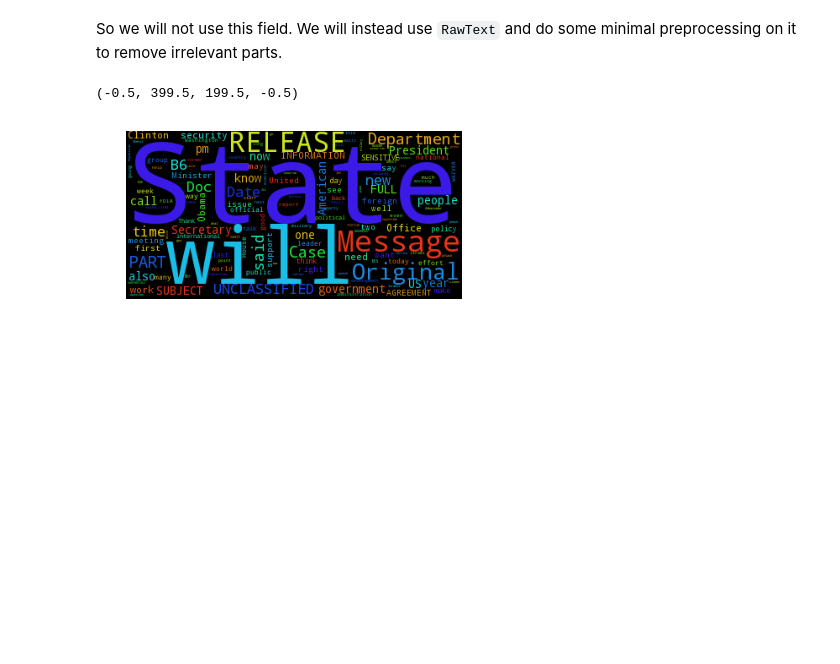
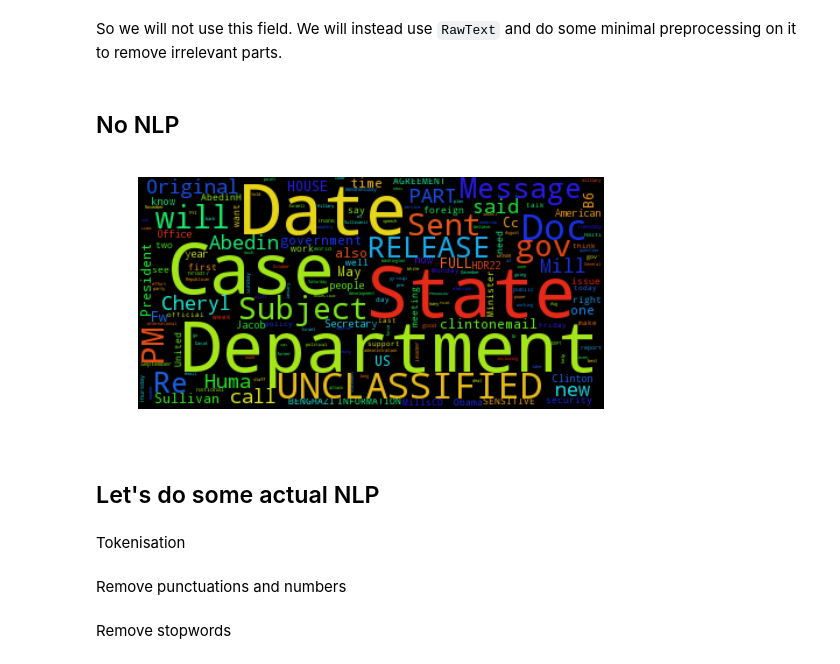
Before and after one commit to bojbilla/AdaHomeworks, a Jupyter notebook: 05 - Taming Text/HW5.ipynb, the cells around one changed output. Saved outputs shown, nothing was run; the diff lists cells and outputs as text; code cells hidden in the pictures; blank space fills up the shorter version.

```diff
--- a/05 - Taming Text/HW5.ipynb
+++ b/05 - Taming Text/HW5.ipynb
@@ -51,12 +59,20 @@ def preprocess_raw_email(text):
     lines = [ l for l in lines if not l.startswith(keywords) ]
 
     return '\n'.join(lines)
-# %%
-raw_text = raw_emails['RawText']
-text = '\n'.join(raw_text.map(preprocess_raw_email))
-wordCloud = wc().generate(text)
-plt.imshow(wordCloud)
-plt.axis("off")
-# %% [output]
-(-0.5, 399.5, 199.5, -0.5)
-[figure, removed]
+# %%
+def cloud(text):
+    """ Generate wordcloud """
+    text = ' '.join(text) if type(text) != str else text
+    wordcloud = wc(max_font_size=60).generate(text)
+    plt.imshow(wordcloud)
+    plt.axis("off")
+    plt.show()
+# %% [markdown]
+## No NLP
+# %%
+raw_text = raw_emails['RawText']
+cloud(raw_text)
+# %% [output]
+[figure, added]
+# %% [markdown]
+## Let's do some actual NLP
@@ -62,0 +81,2 @@ plt.axis("off")
+# %% [markdown]
+Tokenisation
@@ -62,0 +86,2 @@ plt.axis("off")
+# %% [markdown]
+Remove punctuations and numbers
@@ -62,0 +95,2 @@ plt.axis("off")
+# %% [markdown]
+Remove stopwords
```
Also changed, not shown: parts of 8 cells of this notebook.
